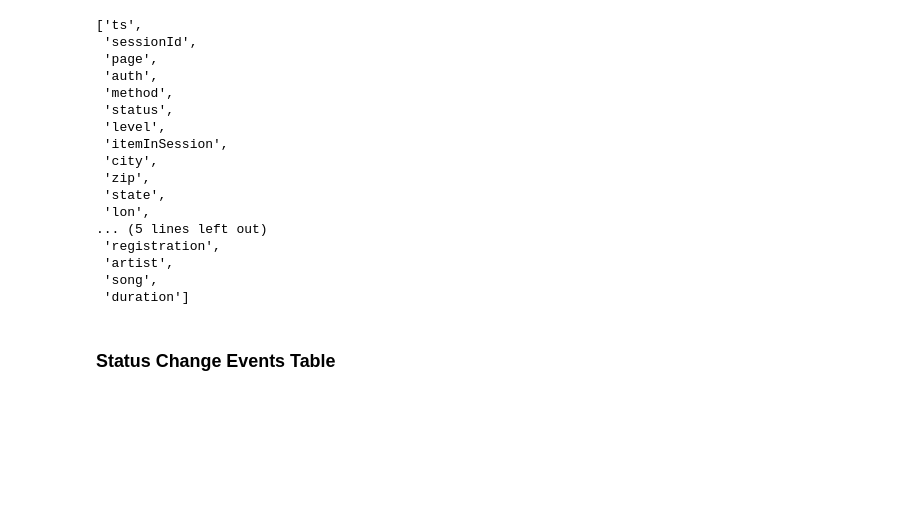
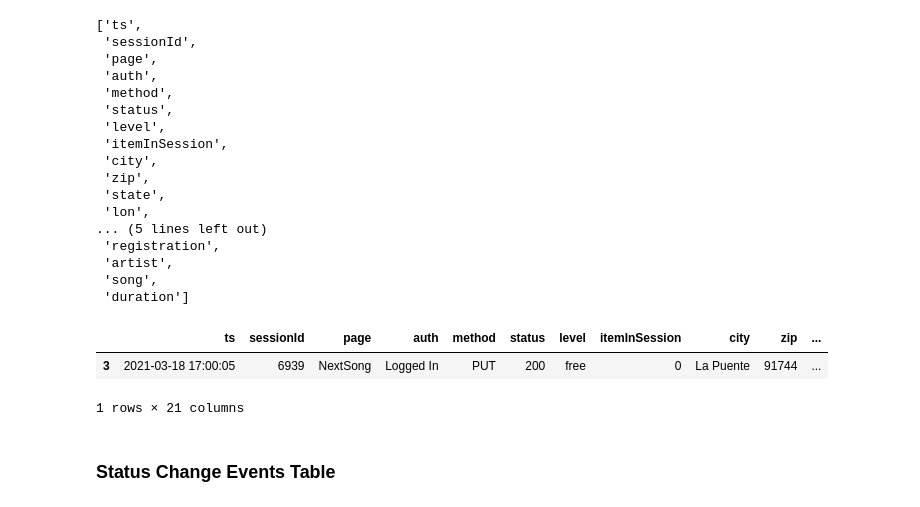
Before and after one commit to lupusruber/music_analytics, a Jupyter notebook: scripts/tests.ipynb, the cells around one changed output. Cells and saved outputs as stored; diff of their text form; code cells hidden in the pictures; blank space fills up the shorter version.

```diff
--- a/scripts/tests.ipynb
+++ b/scripts/tests.ipynb
@@ -224,6 +235,12 @@ page_view.columns.tolist()
  'artist',
  'song',
  'duration']
+# %%
+page_view.query('userId == 6940 and ts == "2021-03-18 17:00:05"')
+# %% [output]
+|  | ts | sessionId | page | auth | method | status | level | itemInSession | city | zip | ... |
+| 3 | 2021-03-18 17:00:05 | 6939 | NextSong | Logged In | PUT | 200 | free | 0 | La Puente | 91744 | ... |
+1 rows × 21 columns
 # %% [markdown]
 ### Status Change Events Table
 # %%
```
Also changed, not shown: parts of 15 cells of this notebook, 8 other files.
